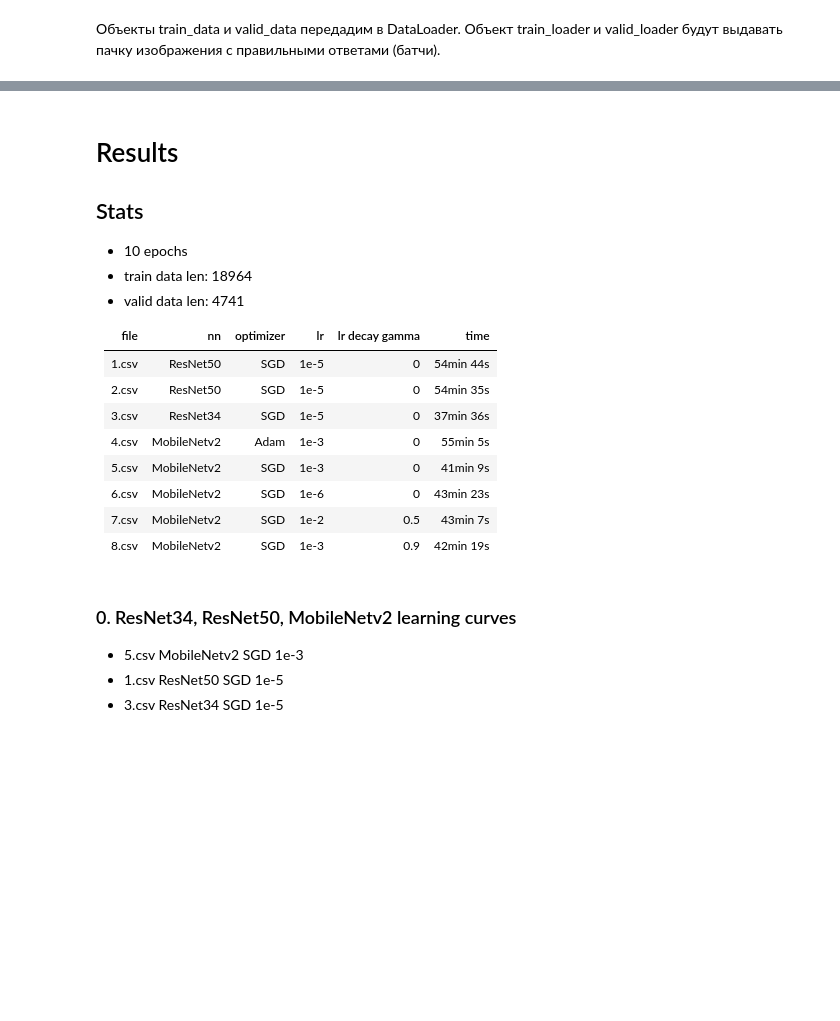
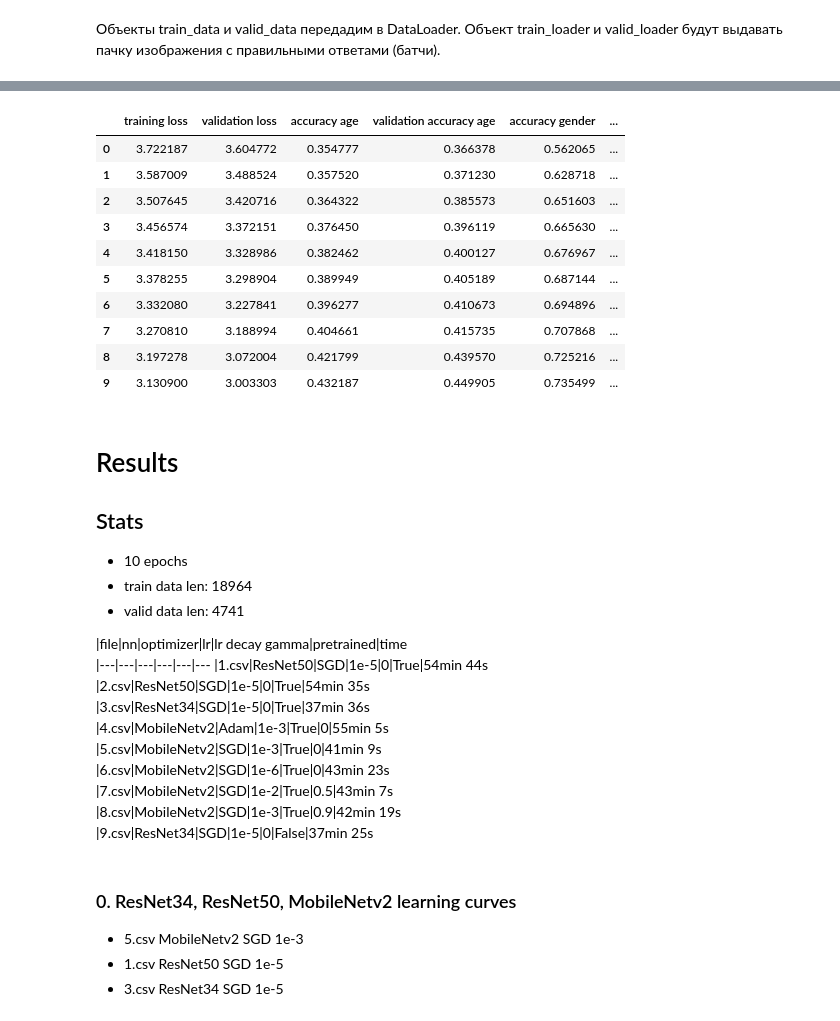
Before and after one commit to julia-komleva/dl, a Jupyter notebook: 2-UTKFace/UTKFace_MTL_resnet_mobilenet.ipynb, the cells around one changed output, grey strips where cells are left out. Drawn from its saved outputs; the diff is of its cells as text; code cells hidden in the pictures; blank space fills up the shorter version.

```diff
--- a/2-UTKFace/UTKFace_MTL_resnet_mobilenet.ipynb
+++ b/2-UTKFace/UTKFace_MTL_resnet_mobilenet.ipynb
@@ -417,16 +418,28 @@ plt.legend();
 # %%
-#df = pd.DataFrame()
-#df['training loss'] = loss_list
-#df['validation loss'] = val_loss_list
-#df['accuracy age'] = accuracy_age_list
-#df['validation accuracy age'] = v_accuracy_age_list
-#df['accuracy gender'] = accuracy_gender_list
-#df['validation accuracy gender'] = v_accuracy_gender_list
-#df['accuracy race'] = accuracy_race_list
-#df['validation accuracy race'] = v_accuracy_race_list
-#path = 'C:\\Users\\usr\\Documents\\GitHub\\dl\\2-UTKFace\\9.csv'
-#df.to_csv(path, index=False)
-#pd.read_csv('9.csv')
+df = pd.DataFrame()
+df['training loss'] = loss_list
+df['validation loss'] = val_loss_list
+df['accuracy age'] = accuracy_age_list
+df['validation accuracy age'] = v_accuracy_age_list
+df['accuracy gender'] = accuracy_gender_list
+df['validation accuracy gender'] = v_accuracy_gender_list
+df['accuracy race'] = accuracy_race_list
+df['validation accuracy race'] = v_accuracy_race_list
+path = 'C:\\Users\\usr\\Documents\\GitHub\\dl\\2-UTKFace\\9.csv'
+df.to_csv(path, index=False)
+pd.read_csv('9.csv')
+# %% [output]
+|  | training loss | validation loss | accuracy age | validation accuracy age | accuracy gender | ... |
+| 0 | 3.722187 | 3.604772 | 0.354777 | 0.366378 | 0.562065 | ... |
+| 1 | 3.587009 | 3.488524 | 0.357520 | 0.371230 | 0.628718 | ... |
+| 2 | 3.507645 | 3.420716 | 0.364322 | 0.385573 | 0.651603 | ... |
+| 3 | 3.456574 | 3.372151 | 0.376450 | 0.396119 | 0.665630 | ... |
+| 4 | 3.418150 | 3.328986 | 0.382462 | 0.400127 | 0.676967 | ... |
+| 5 | 3.378255 | 3.298904 | 0.389949 | 0.405189 | 0.687144 | ... |
+| 6 | 3.332080 | 3.227841 | 0.396277 | 0.410673 | 0.694896 | ... |
+| 7 | 3.270810 | 3.188994 | 0.404661 | 0.415735 | 0.707868 | ... |
+| 8 | 3.197278 | 3.072004 | 0.421799 | 0.439570 | 0.725216 | ... |
+| 9 | 3.130900 | 3.003303 | 0.432187 | 0.449905 | 0.735499 | ... |
 # %%
 #path = 'C:\\Users\\usr\\Documents\\GitHub\\dl\\2-UTKFace\\UTKFace_MTL_ResNet50.pth'
 #torch.save(model.state_dict(), path)
@@ -437,16 +450,17 @@ plt.legend();
 - train data len:  18964
 - valid data len:  4741
 
-|file|nn|optimizer|lr|lr decay gamma|time
+|file|nn|optimizer|lr|lr decay gamma|pretrained|time
 |---|---|---|---|---|---
-|1.csv|ResNet50|SGD|1e-5|0|54min 44s
-|2.csv|ResNet50|SGD|1e-5|0|54min 35s
-|3.csv|ResNet34|SGD|1e-5|0|37min 36s
-|4.csv|MobileNetv2|Adam|1e-3|0|55min 5s
-|5.csv|MobileNetv2|SGD|1e-3|0|41min 9s
-|6.csv|MobileNetv2|SGD|1e-6|0|43min 23s
-|7.csv|MobileNetv2|SGD|1e-2|0.5|43min 7s
-|8.csv|MobileNetv2|SGD|1e-3|0.9|42min 19s
+|1.csv|ResNet50|SGD|1e-5|0|True|54min 44s
+|2.csv|ResNet50|SGD|1e-5|0|True|54min 35s
+|3.csv|ResNet34|SGD|1e-5|0|True|37min 36s
+|4.csv|MobileNetv2|Adam|1e-3|True|0|55min 5s
+|5.csv|MobileNetv2|SGD|1e-3|True|0|41min 9s
+|6.csv|MobileNetv2|SGD|1e-6|True|0|43min 23s
+|7.csv|MobileNetv2|SGD|1e-2|True|0.5|43min 7s
+|8.csv|MobileNetv2|SGD|1e-3|True|0.9|42min 19s
+|9.csv|ResNet34|SGD|1e-5|0|False|37min 25s
 # %% [markdown]
 ### 0. ResNet34, ResNet50, MobileNetv2 learning curves
 - 5.csv	MobileNetv2	SGD	1e-3
```
Also changed, not shown: parts of 9 cells of this notebook.
